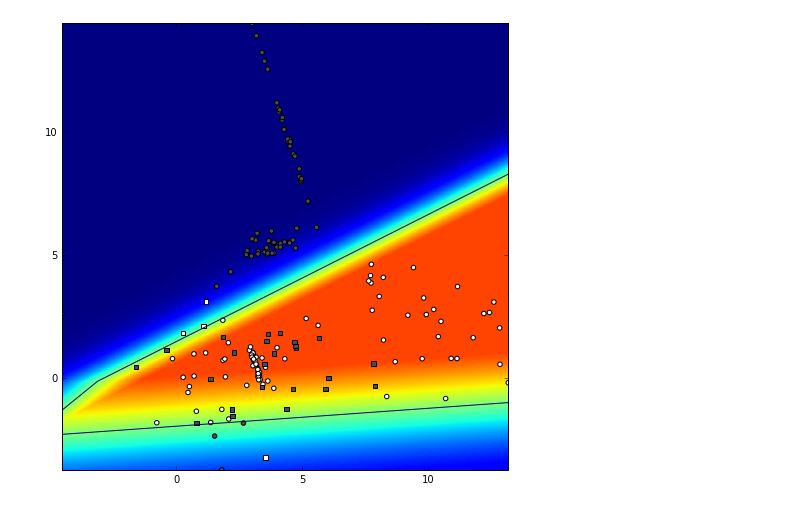
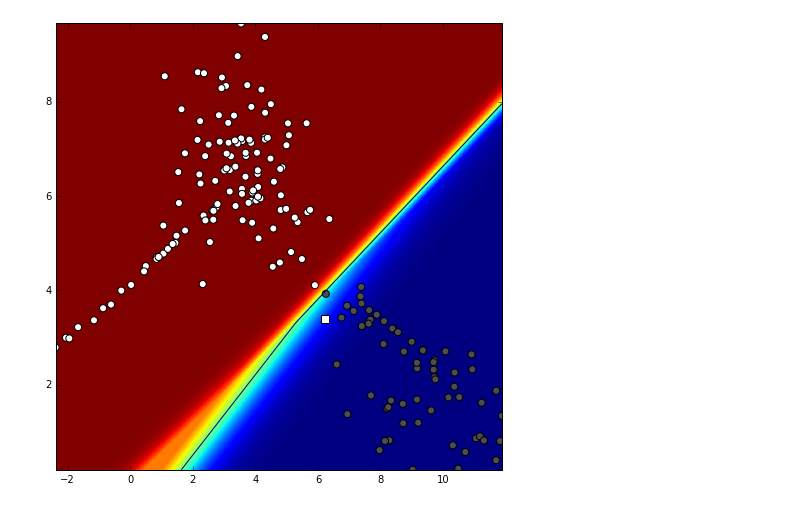
Before and after one commit to Mungosin/DeepLearning, a Jupyter notebook: Lab1/Lab1.ipynb, the cells around one changed output. Cells and saved outputs as stored; diff of their text form; code cells hidden in the pictures.

```diff
--- a/Lab1/Lab1.ipynb
+++ b/Lab1/Lab1.ipynb
@@ -11,11 +11,11 @@ from confusion_matrix import get_confusion_matrix
 from confusion_matrix import eval_AP
 from confusion_matrix import eval_perf_multi
 # %%
-def fcann2_train(X,Y_, std = 1.0):
+import numpy as np
+def fcann2_train(X,Y_, std = 1.0,learning_rate=0.5):
     input_size = 2
     hidden_size = 2
     output_size = 2
-    learning_rate = 0.5
     n_iter = 10000
 
     W1 = std * np.random.randn(input_size, hidden_size)
@@ -23,10 +23,13 @@ def fcann2_train(X,Y_, std = 1.0):
     W2 = std * np.random.randn(hidden_size, output_size)
     b2 = np.zeros(output_size)
 
+    Y_onehot = np.zeros((len(Y_),2))
+    Y_onehot[range(len(Y_)),Y_] = 1
+
     for i in range(n_iter):
         layer_1, layer_2, probs = fcann2_forward(X,W1,b1,W2,b2)
         if i % 2000 == 0:
-            val = -np.log(probs)
+            val = -np.log(probs)*Y_onehot
             loss = np.sum(val)/len(Y_)
             print "Iteration = %d Loss = %f" %(i,loss)
         #grad softmax
@@ -76,13 +79,14 @@ def predict_c1_class(X,W1,b1,W2,b2):
 # seed = 119 0.5 i 10000
 #seed = 2519 eo nezz
 # seed = 2215 0.01 learning rate 10000 iteracija
-# 4700
+# 4700 1416 2612 3836
+#from fcann2 import fcann2_train, predict_c1_class
 seed = np.random.randint(0,5000)
 print seed
-np.random.seed(seed)
+np.random.seed(2612)
 input_data, expected_output = sample_gmm_2d(6,2,30)
 
-W2, b2, W1, b1 = fcann2_train(input_data, expected_output)
+W2, b2, W1, b1 = fcann2_train(input_data, expected_output,learning_rate=0.1)
 decfun = predict_c1_class(input_data,W1,b1,W2,b2)
 
 # evaluate the model on the train set
@@ -120,4 +124,4 @@ Loss = 3.895129
-[figure, old version]
+[figure, new version]
 # %%
 import tensorflow as tf
 import numpy as np
```
Also changed, not shown: parts of 11 cells of this notebook, 14 other files.
